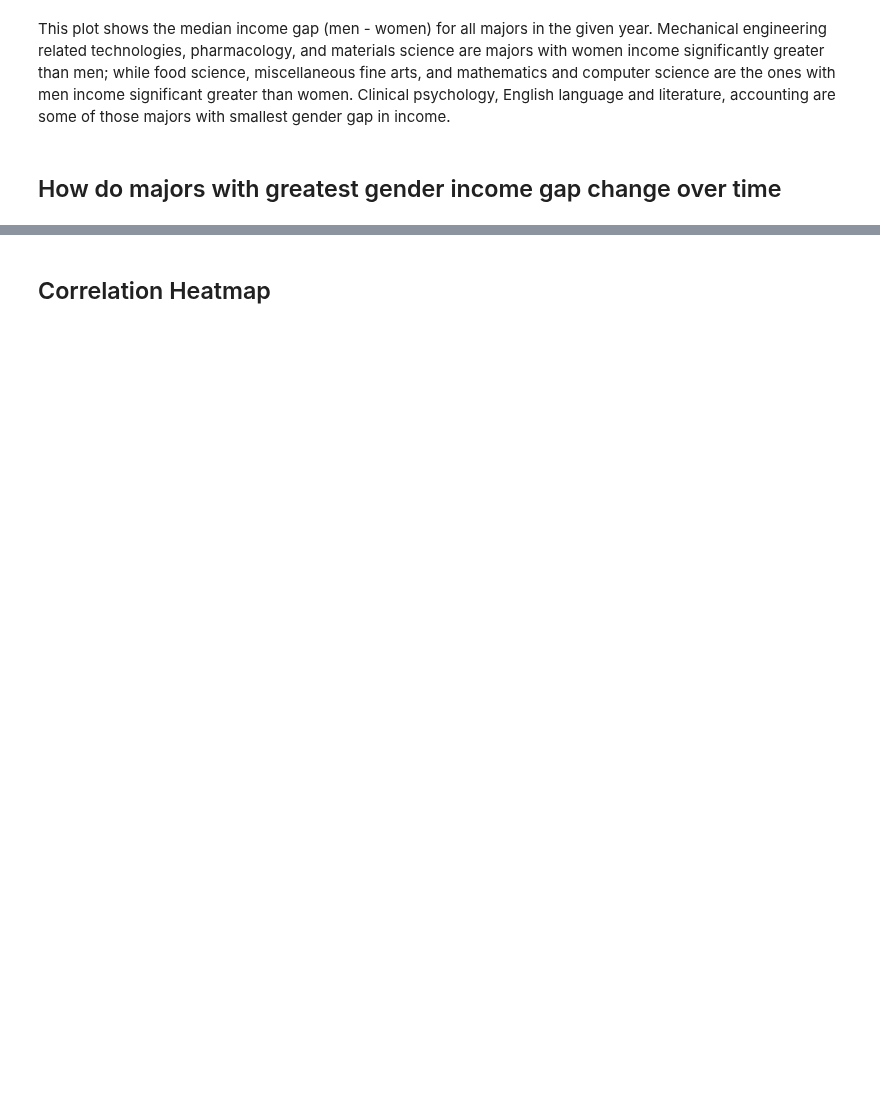
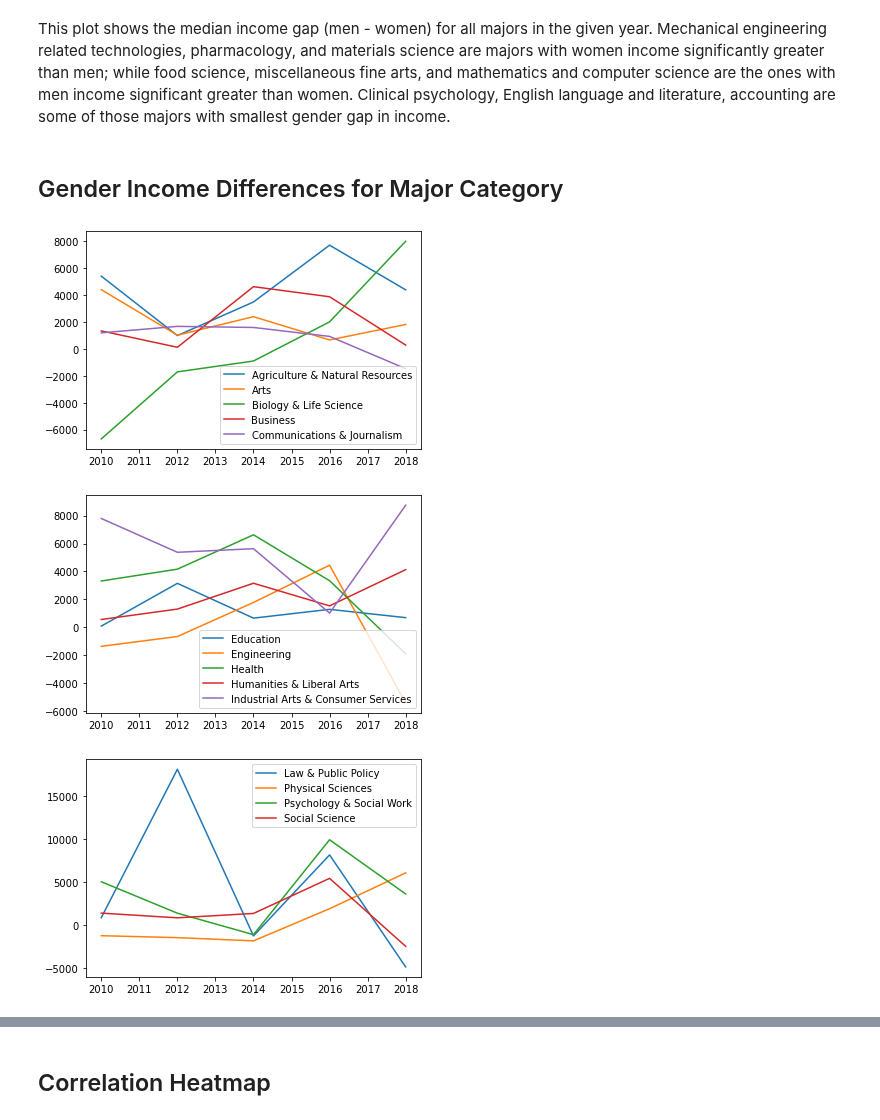
Before and after one commit to UCB-stat-159-s22/hw07-Group21, a Jupyter notebook: Yiping-exploration.ipynb, the cells around one changed output, grey strips where cells are left out. Drawn from its saved outputs; the diff is of its cells as text; code cells hidden in the pictures; blank space fills up the shorter version.

```diff
--- a/Yiping-exploration.ipynb
+++ b/Yiping-exploration.ipynb
@@ -97,4 +80,2 @@ gt.plot_gender_income_diff(2010, recent_grads)
 # %% [markdown]
 This plot shows the median income gap (men - women) for all majors in the given year. Mechanical engineering related technologies, pharmacology, and materials science are majors with women income significantly greater than men; while food science, miscellaneous fine arts, and mathematics and computer science are the ones with men income significant greater than women. Clinical psychology, English language and literature, accounting are some of those majors with smallest gender gap in income.
-# %% [markdown]
-## How do majors with greatest gender income gap change over time
@@ -102,0 +82,10 @@ major_unequal = ['']
+# %% [markdown]
+## Gender Income Differences for Major Category
+# %%
+# Creat line plots to show how gender gap in income changed for each major category over time
+# This function can be found in gender_tool package
+gt.plot_income_diff_category(recent_grads)
+# %% [output]
+[figure, added]
+[figure, added]
+[figure, added]
```
Also changed, not shown: parts of 22 cells of this notebook, 11 other files.
